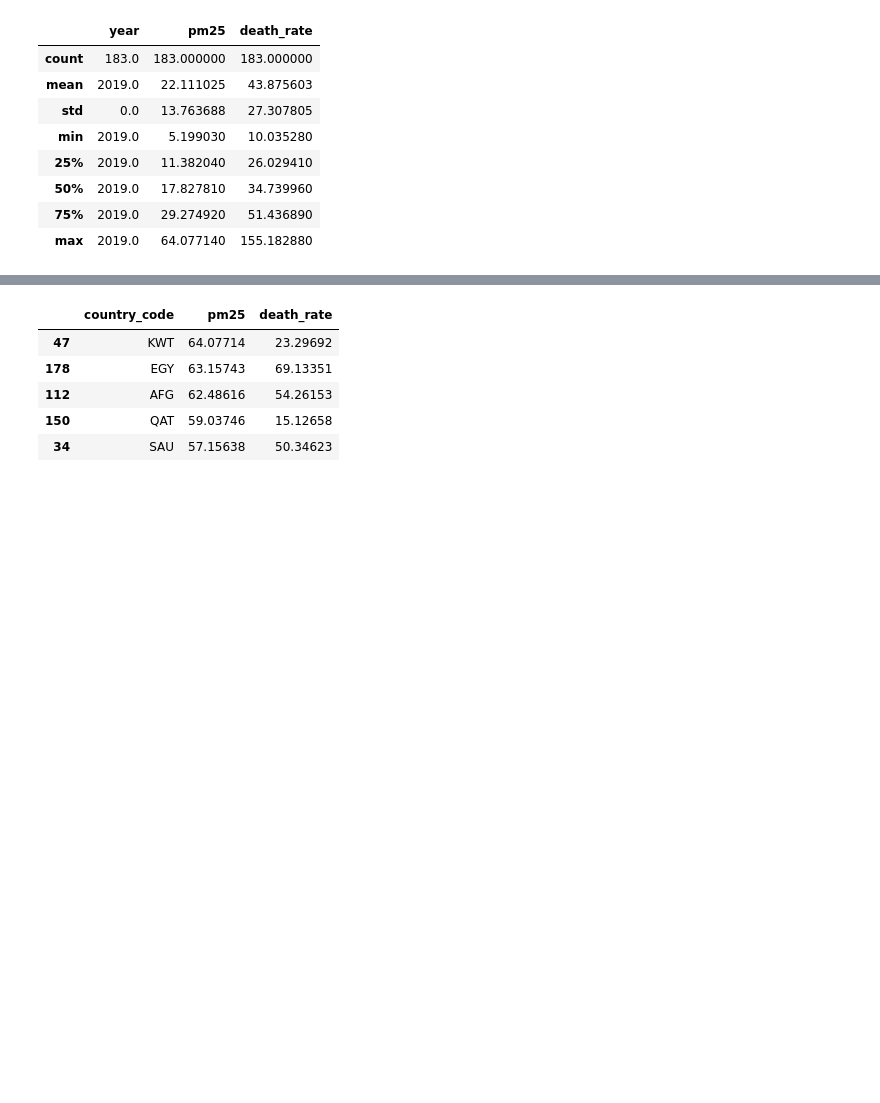
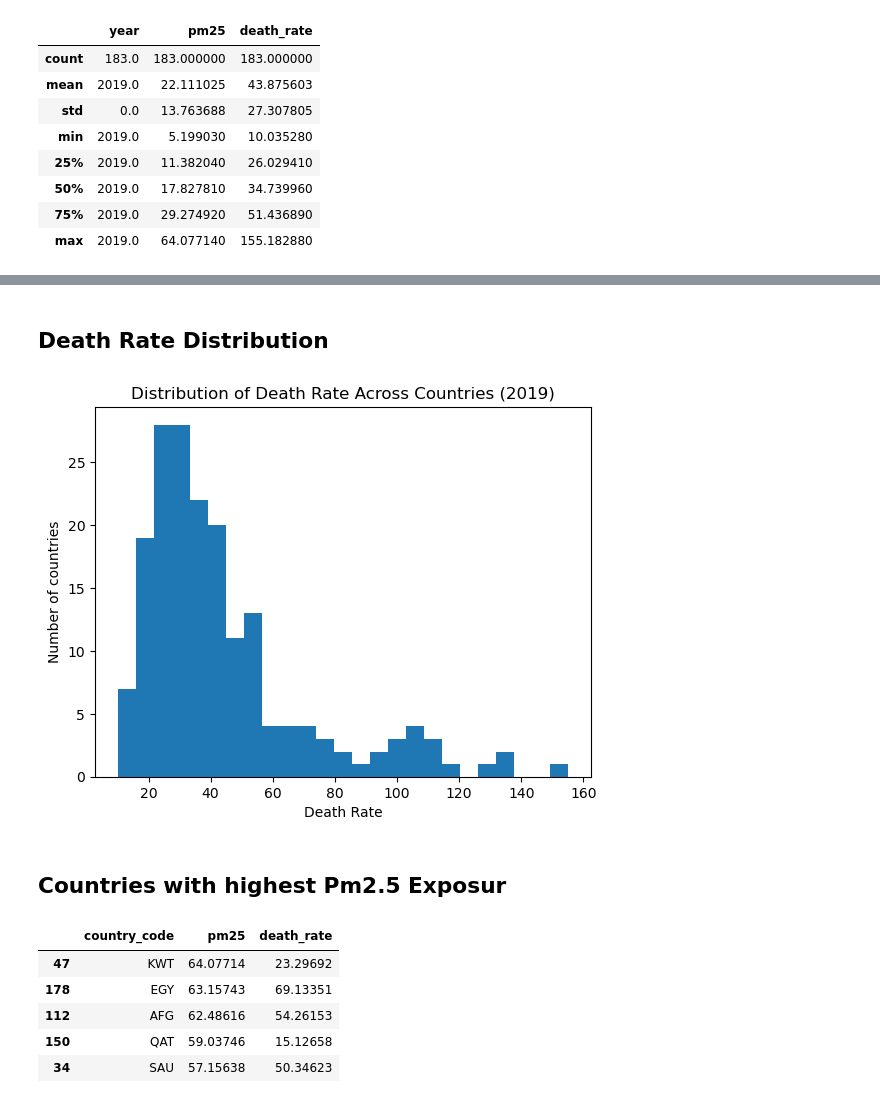
Before and after one commit to xahid007/Air-Pollution, a Jupyter notebook: Notebooks/02_EDA.ipynb, the cells around one changed output, grey strips where cells are left out. Drawn from its saved outputs; the diff is of its cells as text; code cells hidden in the pictures; blank space fills up the shorter version.

```diff
--- a/Notebooks/02_EDA.ipynb
+++ b/Notebooks/02_EDA.ipynb
@@ -60 +62,14 @@ print(df[df["death_rate"] == df["death_rate"].max()])
+# %% [markdown]
+## Death Rate Distribution
+# %%
+
+plt.hist(df["death_rate"], bins=25)
+plt.xlabel("Death Rate")
+plt.ylabel("Number of countries")
+plt.title("Distribution of Death Rate Across Countries (2019)")
+plt.show()
+# %% [output]
+[figure, added]
+# %% [markdown]
+## Countries with highest Pm2.5 Exposur
 # %%
```
Also changed, not shown: parts of 11 cells of this notebook.
